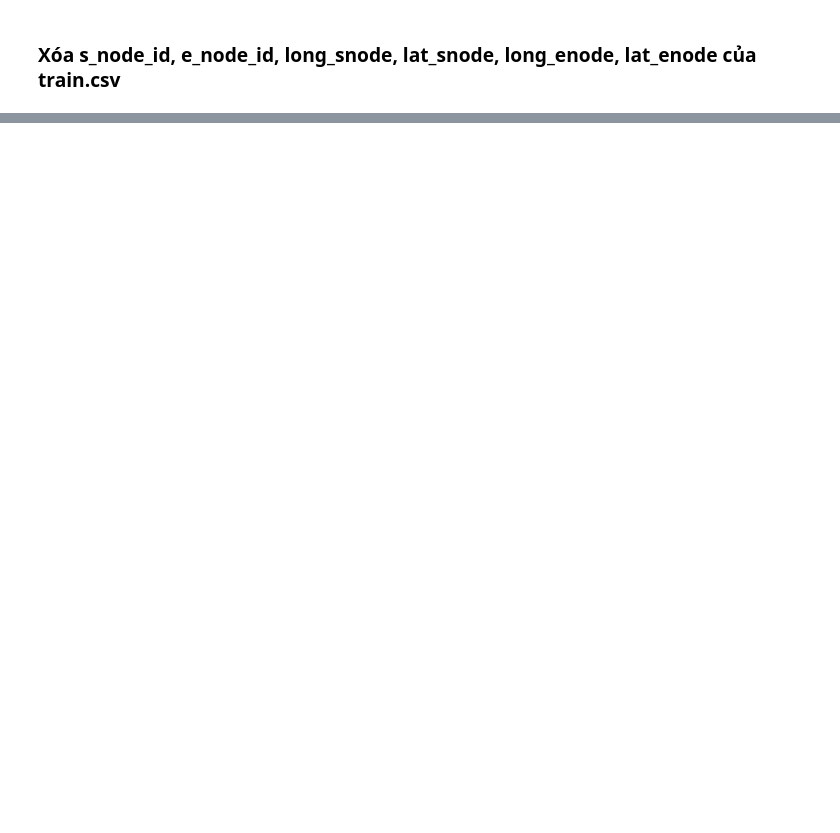
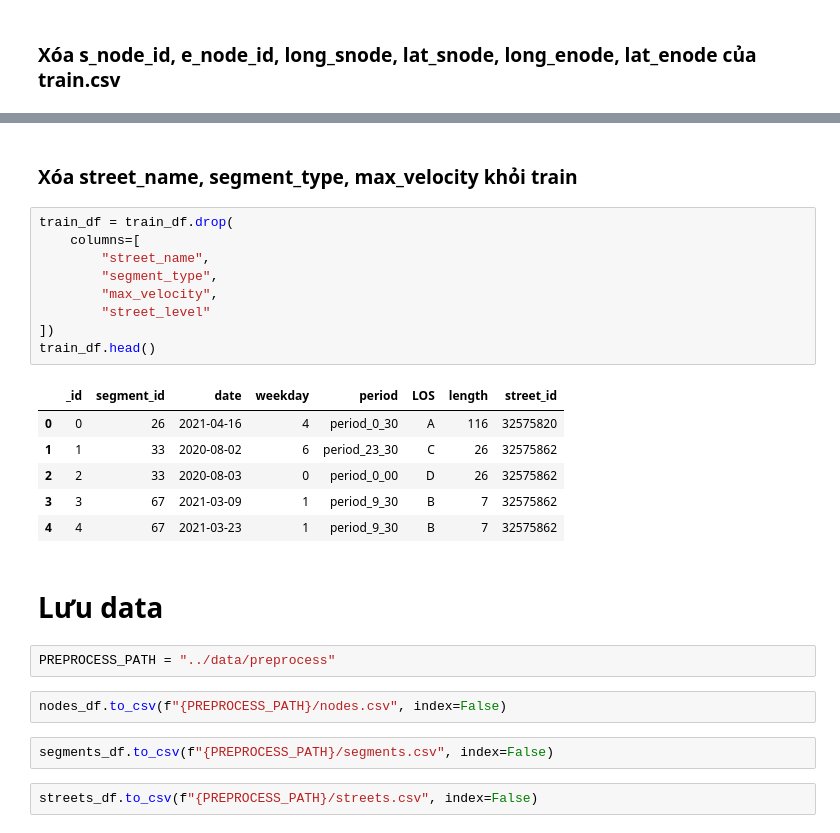
Before and after one commit to An-Sadek/HCM_IOT_GNN, a Jupyter notebook: preprocess/exploration.ipynb, the cells around one changed output, grey strips where cells are left out. Drawn from its saved outputs; the diff is of its cells as text; blank space fills up the shorter version.

```diff
--- a/preprocess/exploration.ipynb
+++ b/preprocess/exploration.ipynb
@@ -990,0 +1079,28 @@ train_df.head()
+# %% [markdown]
+### Xóa street_name, segment_type, max_velocity khỏi train
+# %%
+train_df = train_df.drop(
+    columns=[
+        "street_name",
+        "segment_type",
+        "max_velocity",
+        "street_level"
+])
+train_df.head()
+# %% [output]
+|  | _id | segment_id | date | weekday | period | LOS | length | street_id |
+| 0 | 0 | 26 | 2021-04-16 | 4 | period_0_30 | A | 116 | 32575820 |
+| 1 | 1 | 33 | 2020-08-02 | 6 | period_23_30 | C | 26 | 32575862 |
+| 2 | 2 | 33 | 2020-08-03 | 0 | period_0_00 | D | 26 | 32575862 |
+| 3 | 3 | 67 | 2021-03-09 | 1 | period_9_30 | B | 7 | 32575862 |
+| 4 | 4 | 67 | 2021-03-23 | 1 | period_9_30 | B | 7 | 32575862 |
+# %% [markdown]
+# Lưu data
+# %%
+PREPROCESS_PATH = "../data/preprocess"
+# %%
+nodes_df.to_csv(f"{PREPROCESS_PATH}/nodes.csv", index=False)
+# %%
+segments_df.to_csv(f"{PREPROCESS_PATH}/segments.csv", index=False)
+# %%
+streets_df.to_csv(f"{PREPROCESS_PATH}/streets.csv", index=False)
```
Also changed, not shown: parts of 68 cells of this notebook, 5 other files.
